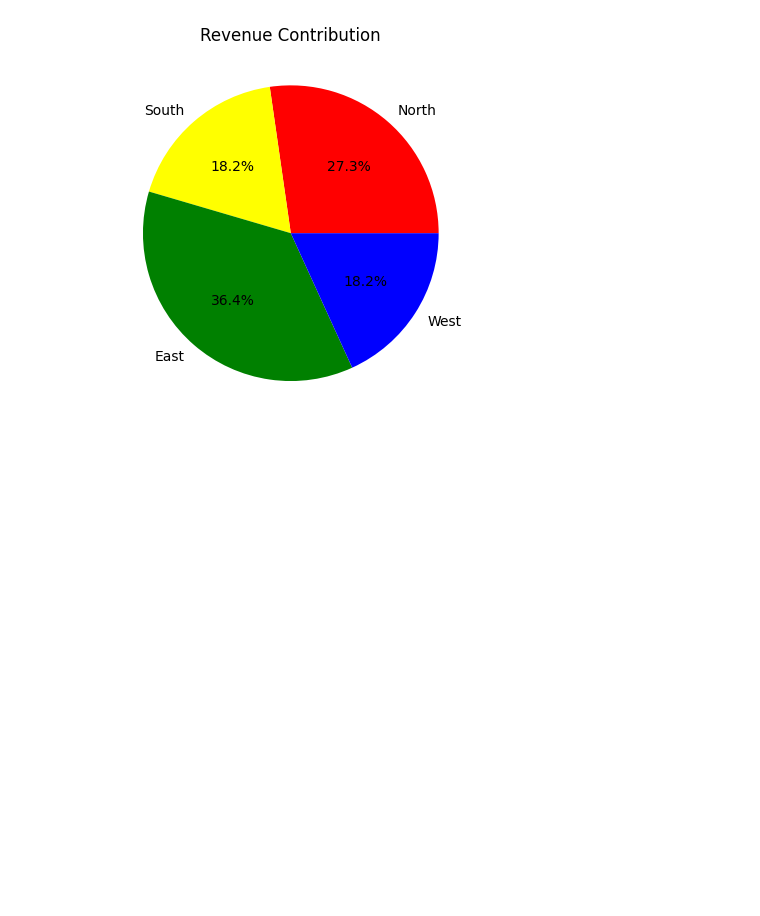
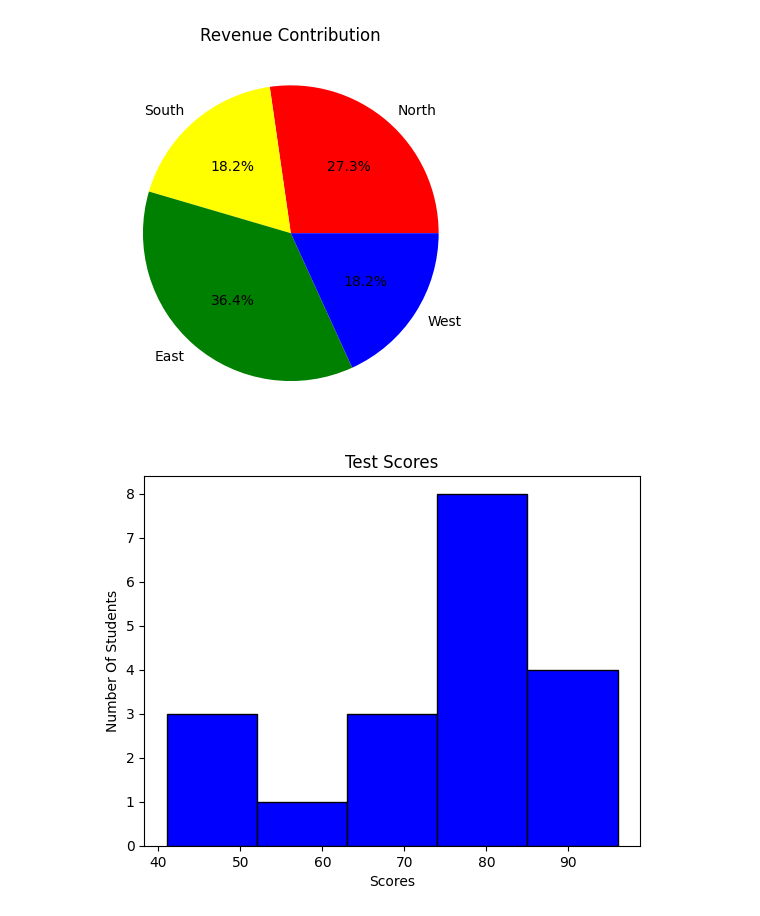
Before and after one commit to hetpatel1812/MachineLearning-Track, a Jupyter notebook: Day_6/MatPlotlib.ipynb, the cells around one changed output. Drawn from its saved outputs; the diff is of its cells as text; code cells hidden in the pictures; blank space fills up the shorter version.

```diff
--- a/Day_6/MatPlotlib.ipynb
+++ b/Day_6/MatPlotlib.ipynb
@@ -58,3 +58,14 @@ plt.title('Revenue Contribution')
 plt.show()
 # %% [output]
 [figure]
+# %%
+#plt.hist(data,bins=num_bins,color="",edgecolor="")
+import matplotlib.pyplot as plt
+scores=[45,78,96,74,56,79,68,78,67,89,47,69,82,84,76,87,78,96,41]
+plt.hist(scores,bins=5,color="blue",edgecolor="black")
+plt.xlabel("Scores")
+plt.ylabel("Number Of Students")
+plt.title("Test Scores")
+plt.show()
+# %% [output]
+[figure, added]
```
